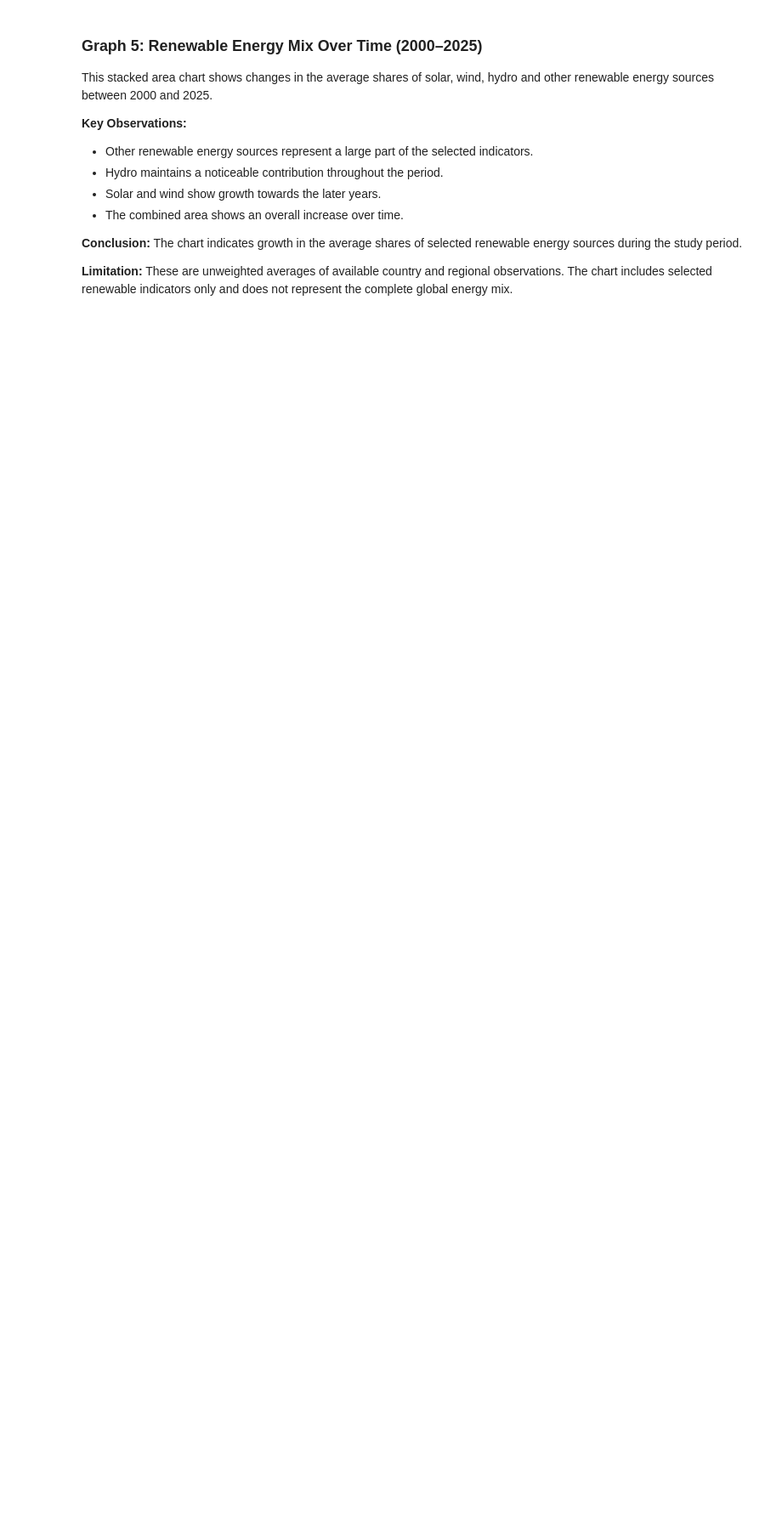
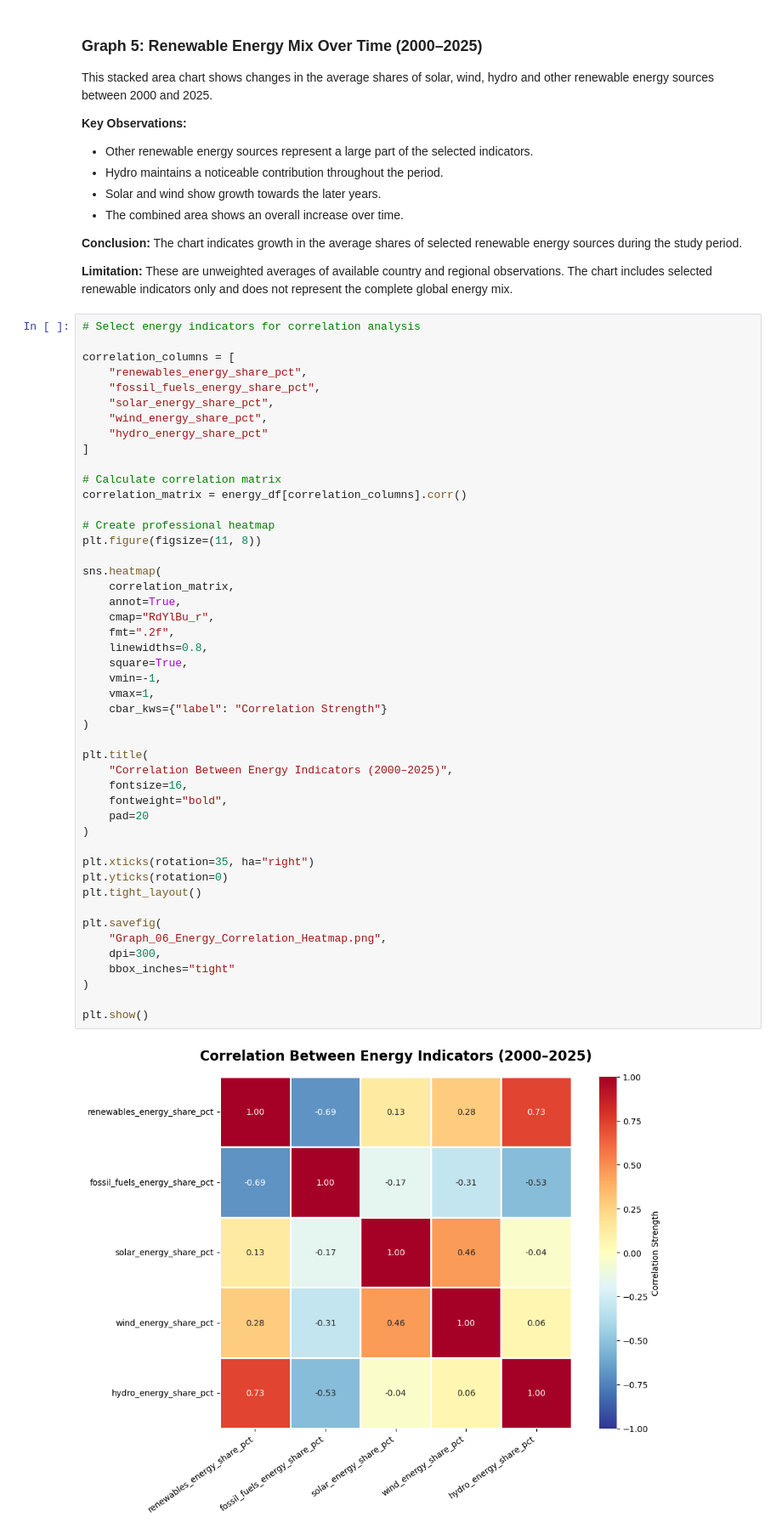
Before and after one commit to Abdullah-awa/Global-Energy-Transition-CA1, a Jupyter notebook: Global_Energy_Transition.ipynb, the cells around one changed output. Shown at 85% size. Drawn from its saved outputs; the diff is of its cells as text; blank space fills up the shorter version.

Commit message:
Add energy correlation heatmap and analysis

```diff
--- a/Global_Energy_Transition.ipynb
+++ b/Global_Energy_Transition.ipynb
@@ -612,3 +598,52 @@ This stacked area chart shows changes in the average shares of solar, wind, hydr
 The chart indicates growth in the average shares of selected renewable energy sources during the study period.
 
 **Limitation:** These are unweighted averages of available country and regional observations. The chart includes selected renewable indicators only and does not represent the complete global energy mix.
+# %%
+# Select energy indicators for correlation analysis
+
+correlation_columns = [
+    "renewables_energy_share_pct",
+    "fossil_fuels_energy_share_pct",
+    "solar_energy_share_pct",
+    "wind_energy_share_pct",
+    "hydro_energy_share_pct"
+]
+
+# Calculate correlation matrix
+correlation_matrix = energy_df[correlation_columns].corr()
+
+# Create professional heatmap
+plt.figure(figsize=(11, 8))
+
+sns.heatmap(
+    correlation_matrix,
+    annot=True,
+    cmap="RdYlBu_r",
+    fmt=".2f",
+    linewidths=0.8,
+    square=True,
+    vmin=-1,
+    vmax=1,
+    cbar_kws={"label": "Correlation Strength"}
+)
+
+plt.title(
+    "Correlation Between Energy Indicators (2000–2025)",
+    fontsize=16,
+    fontweight="bold",
+    pad=20
+)
+
+plt.xticks(rotation=35, ha="right")
+plt.yticks(rotation=0)
+plt.tight_layout()
+
+plt.savefig(
+    "Graph_06_Energy_Correlation_Heatmap.png",
+    dpi=300,
+    bbox_inches="tight"
+)
+
+plt.show()
+# %% [output]
+[figure, added]
```
Also changed, not shown: parts of 2 cells of this notebook.
